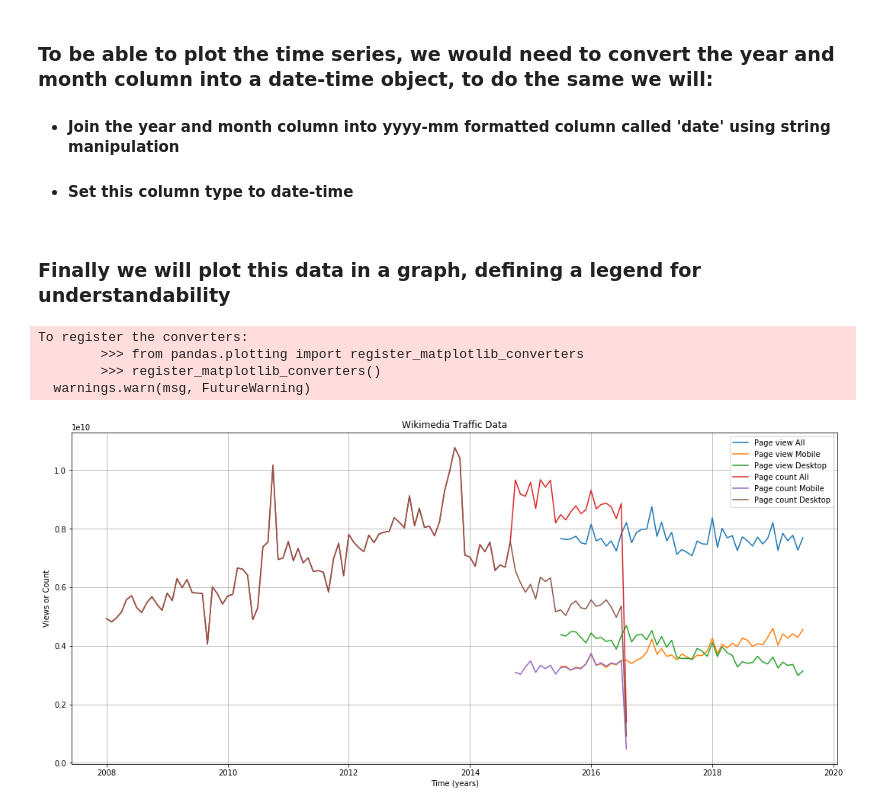
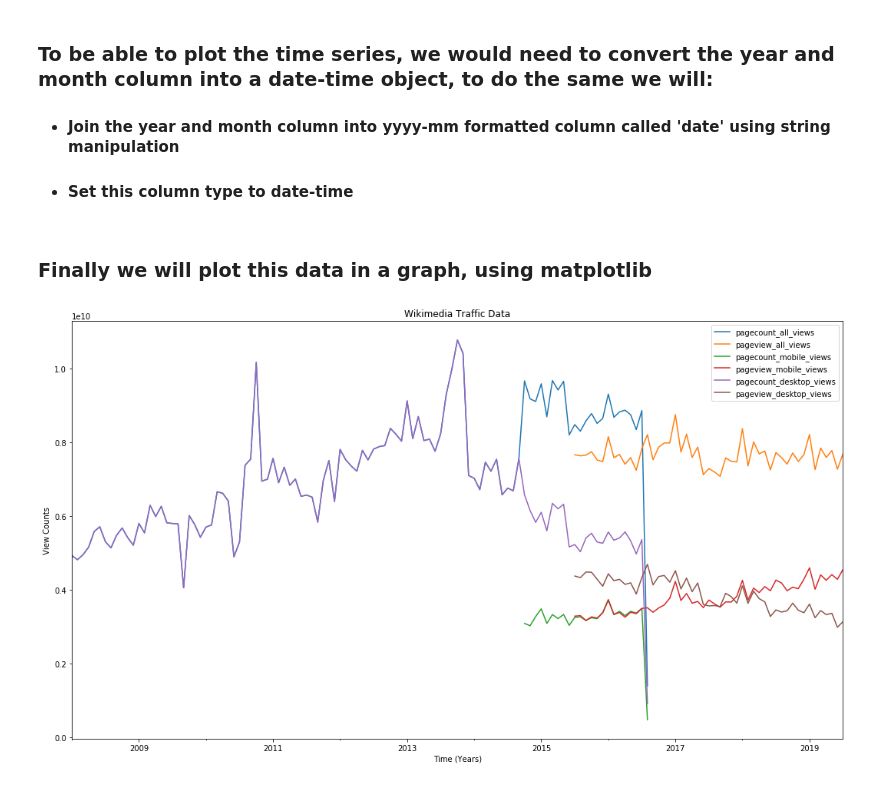
Before and after one commit to apoorva-sh/data-512-a1, a Jupyter notebook: hcds-a1-data-curation.ipynb, the cells around one changed output. Cells and saved outputs as stored; diff of their text form; code cells hidden in the pictures.

Commit message:
-Altering plotting of graph - Changing graph

```diff
--- a/hcds-a1-data-curation.ipynb
+++ b/hcds-a1-data-curation.ipynb
@@ -210,29 +207,27 @@ df['month'] = df.month.astype(str) #Convert month column to string
 df['year'] = df.year.astype(str) #Convert year column to string
 df['date'] = pd.to_datetime(df['year'] + '-' + df['month']) #Generate new 'date' column of type datetime
 # %% [markdown]
-### Finally we will plot this data in a graph, defining a legend for understandability
+### Finally we will plot this data in a graph, using matplotlib
-# %%
-plt.figure(figsize=(18, 8))
-
-plt.plot(df.date, df.pageview_all_views)
-plt.plot(df.date, df.pageview_mobile_views)
-plt.plot(df.date, df.pageview_desktop_views)
-
-plt.plot(df.date, df.pagecount_all_views)
-plt.plot(df.date, df.pagecount_mobile_views)
-plt.plot(df.date, df.pagecount_desktop_views)
-
-plt.legend(["Page view All", "Page view Mobile", "Page view Desktop", "Page count All", "Page count Mobile", "Page count Desktop"])
-
-
-plt.xlabel("Time (years)")
-plt.ylabel("Views or Count")
-
-plt.title("Wikimedia Traffic Data")
-plt.grid()
-# %% [output]
-To register the converters:
-        >>> from pandas.plotting import register_matplotlib_converters
-        >>> register_matplotlib_converters()
-  warnings.warn(msg, FutureWarning)
-[figure, removed]
+# %%
+%matplotlib inline
+
+import matplotlib.pyplot as plt
+import pandas as pd
+
+plt.figure(figsize=(18,10))
+# gca stands for 'get current axis'
+ax = plt.gca()
+
+df.plot(kind='line',x='date',y='pagecount_all_views',ax=ax)
+df.plot(kind='line',x='date',y='pageview_all_views', ax=ax)
+df.plot(kind='line',x='date',y='pagecount_mobile_views',ax=ax)
+df.plot(kind='line',x='date',y='pageview_mobile_views', ax=ax)
+df.plot(kind='line',x='date',y='pagecount_desktop_views',ax=ax)
+df.plot(kind='line',x='date',y='pageview_desktop_views', ax=ax)
+plt.xlabel('Time (Years)')
+plt.ylabel('View Counts')
+plt.title(label="Wikimedia Traffic Data")
+
+plt.show()
+# %% [output]
+[figure, added]
```
Also changed, not shown: parts of 1 cell of this notebook, 1 other file.
